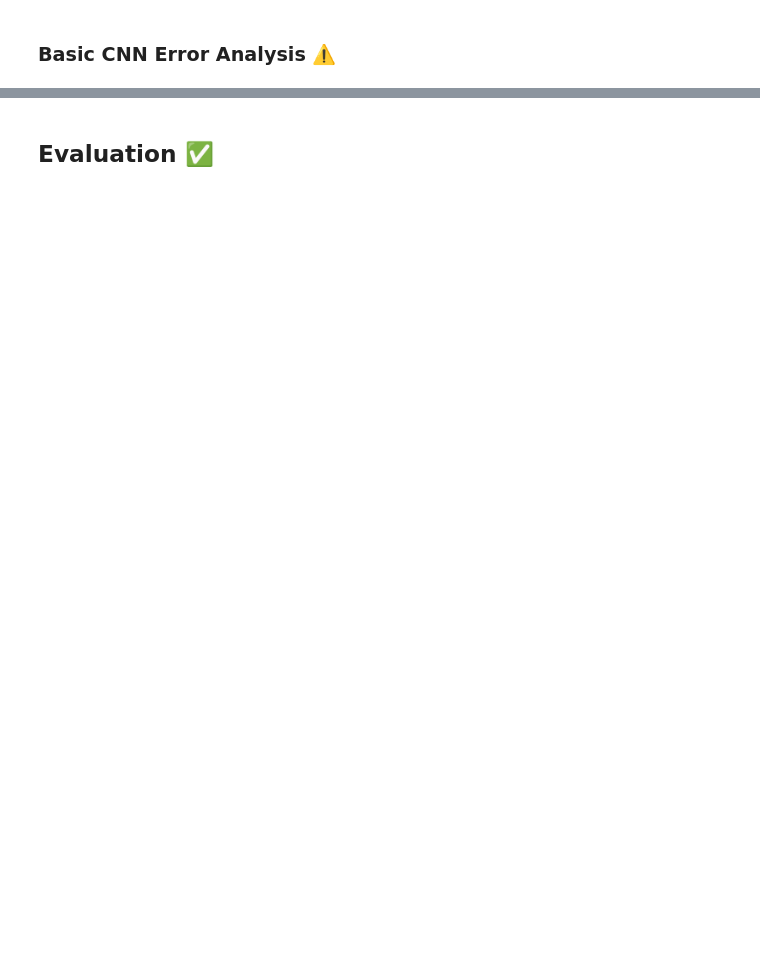
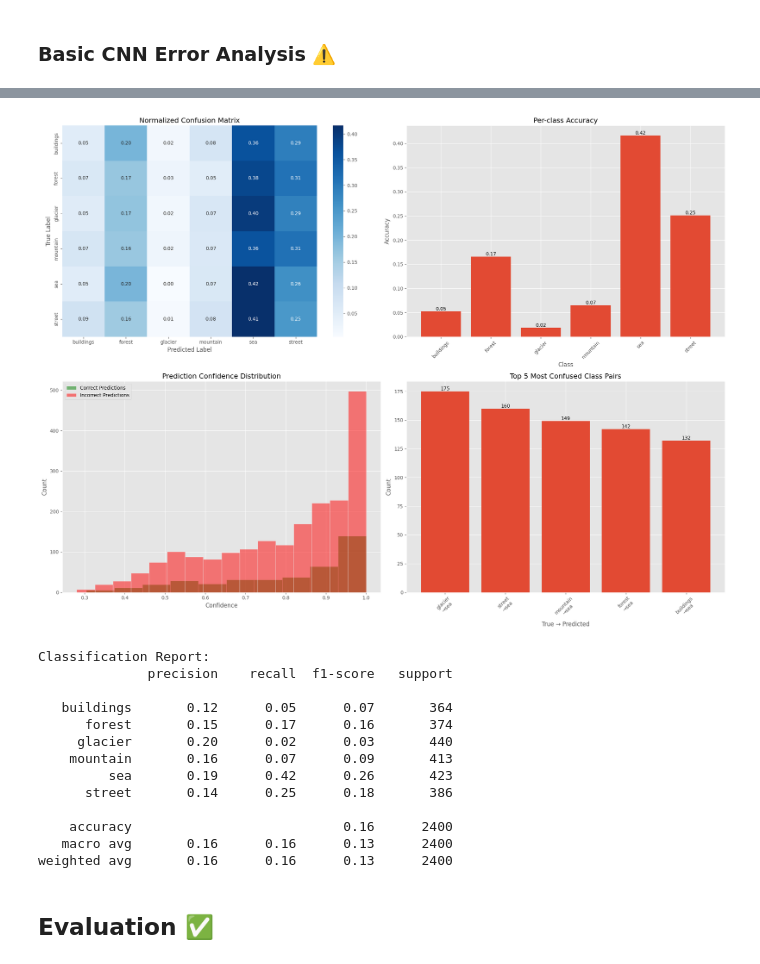
Before and after one commit to SenaThenu/geo-classifier, a Jupyter notebook: geo-classifier.ipynb, the cells around one changed output, grey strips where cells are left out. Saved outputs shown, nothing was run; the diff lists cells and outputs as text; code cells hidden in the pictures; blank space fills up the shorter version.

```diff
--- a/geo-classifier.ipynb
+++ b/geo-classifier.ipynb
@@ -276,7 +308,6 @@ def analyze_model_performance(model, test_ds, class_names):
     y_true_labels = np.argmax(y_true, axis=1)
 
     # Create figure with subplots
-    plt.style.use('seaborn')
     fig = plt.figure(figsize=(20, 15))
 
     # 1. Confusion Matrix
@@ -366,3 +397,4 @@ def analyze_model_performance(model, test_ds, class_names):
 
 # Usage example:
 analysis_results = analyze_model_performance(vanilla_cnn_model, test_ds, class_names)
+# %% [output]
@@ -369,2 +402,16 @@ analysis_results = analyze_model_performance(vanilla_cnn_model, test_ds, class_n
+[figure, added]
+Classification Report:
+              precision    recall  f1-score   support
+
+   buildings       0.12      0.05      0.07       364
+      forest       0.15      0.17      0.16       374
+     glacier       0.20      0.02      0.03       440
+    mountain       0.16      0.07      0.09       413
+         sea       0.19      0.42      0.26       423
+      street       0.14      0.25      0.18       386
+
+    accuracy                           0.16      2400
+   macro avg       0.16      0.16      0.13      2400
+weighted avg       0.16      0.16      0.13      2400
 # %% [markdown]
 ## Evaluation ✅
```
Also changed, not shown: parts of 12 cells of this notebook.
